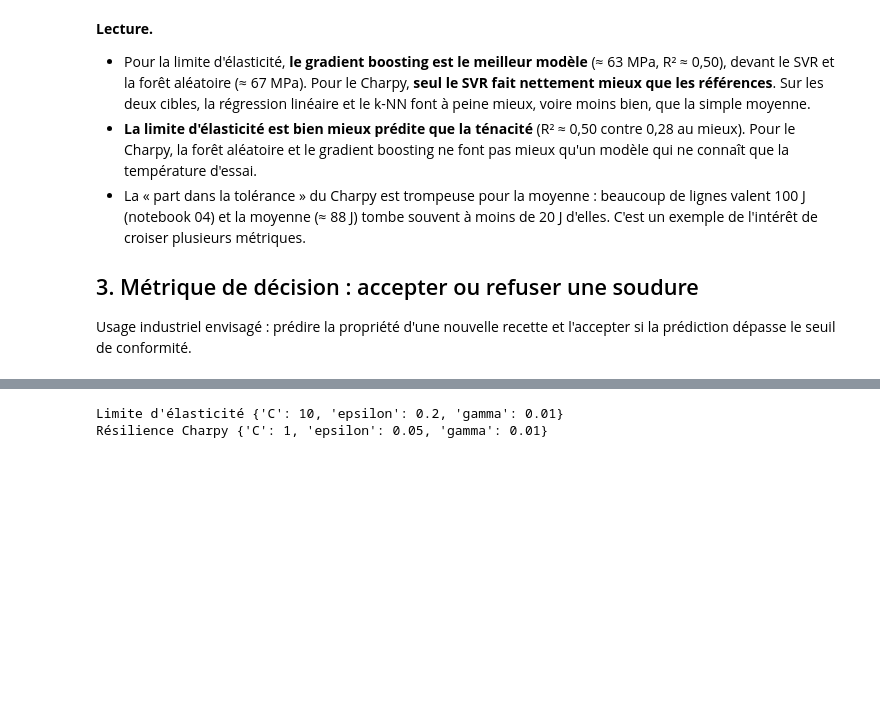
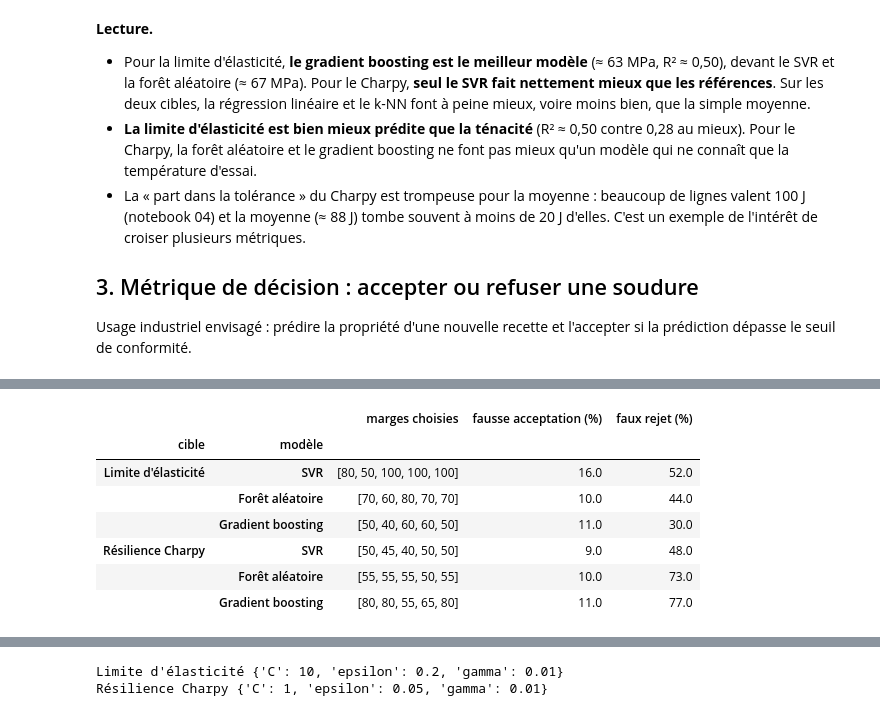
Before and after one commit to hiboujoyeux/soudure-ml-cs, a Jupyter notebook: notebooks/05_comparaison_recommandations.ipynb, the cells around one changed output, grey strips where cells are left out. Cells and saved outputs as stored; diff of their text form; code cells hidden in the pictures; blank space fills up the shorter version.

```diff
--- a/notebooks/05_comparaison_recommandations.ipynb
+++ b/notebooks/05_comparaison_recommandations.ipynb
@@ -208 +212,31 @@ Résilience Charpy (Gradient boosting) : pas de marge testée donnant ≤ 10 % d
+# %%
+def cross_validated_margin(o, model, threshold, grid, max_false_accept=10):
+    """Marge choisie sur 4/5 des publications, taux mesurés sur le 1/5 restant."""
+    pred, measured = o[f"pred_{model}"].to_numpy(), o["mesure"].to_numpy()
+    accepted, chosen = np.zeros(len(o), dtype=bool), []
+    for train, test in GroupKFold(n_splits=5).split(o, groups=o["publication"]):
+        m = next((m for m in grid if decision_rates(measured[train], pred[train], threshold, m)
+                  ["fausse acceptation (%)"] <= max_false_accept), grid[-1])
+        chosen.append(int(m))
+        accepted[test] = pred[test] >= threshold + m
+    bad = measured < threshold
+    return {"marges choisies": chosen,
+            "fausse acceptation (%)": 100 * (accepted & bad).sum() / bad.sum(),
+            "faux rejet (%)": 100 * (~accepted & ~bad).sum() / (~bad).sum()}
+
+rows = []
+for target, t in TARGETS.items():
+    for model in ["SVR", "Forêt aléatoire", "Gradient boosting"]:
+        rows.append({"cible": target, "modèle": model,
+                     **cross_validated_margin(oof[target], model, t["threshold"], margins[target])})
+pd.DataFrame(rows).set_index(["cible", "modèle"]).round(0)
+# %% [output]
+|  |  | marges choisies | fausse acceptation (%) | faux rejet (%) |
+| cible | modèle |  |  |  |
+| Limite d'élasticité | SVR | [80, 50, 100, 100, 100] | 16.0 | 52.0 |
+|  | Forêt aléatoire | [70, 60, 80, 70, 70] | 10.0 | 44.0 |
+|  | Gradient boosting | [50, 40, 60, 60, 50] | 11.0 | 30.0 |
+| Résilience Charpy | SVR | [50, 45, 40, 50, 50] | 9.0 | 48.0 |
+|  | Forêt aléatoire | [55, 55, 55, 50, 55] | 10.0 | 73.0 |
+|  | Gradient boosting | [80, 80, 55, 65, 80] | 11.0 | 77.0 |
 # %% [markdown]
```
Also changed, not shown: parts of 12 cells of this notebook, 1 other file.
